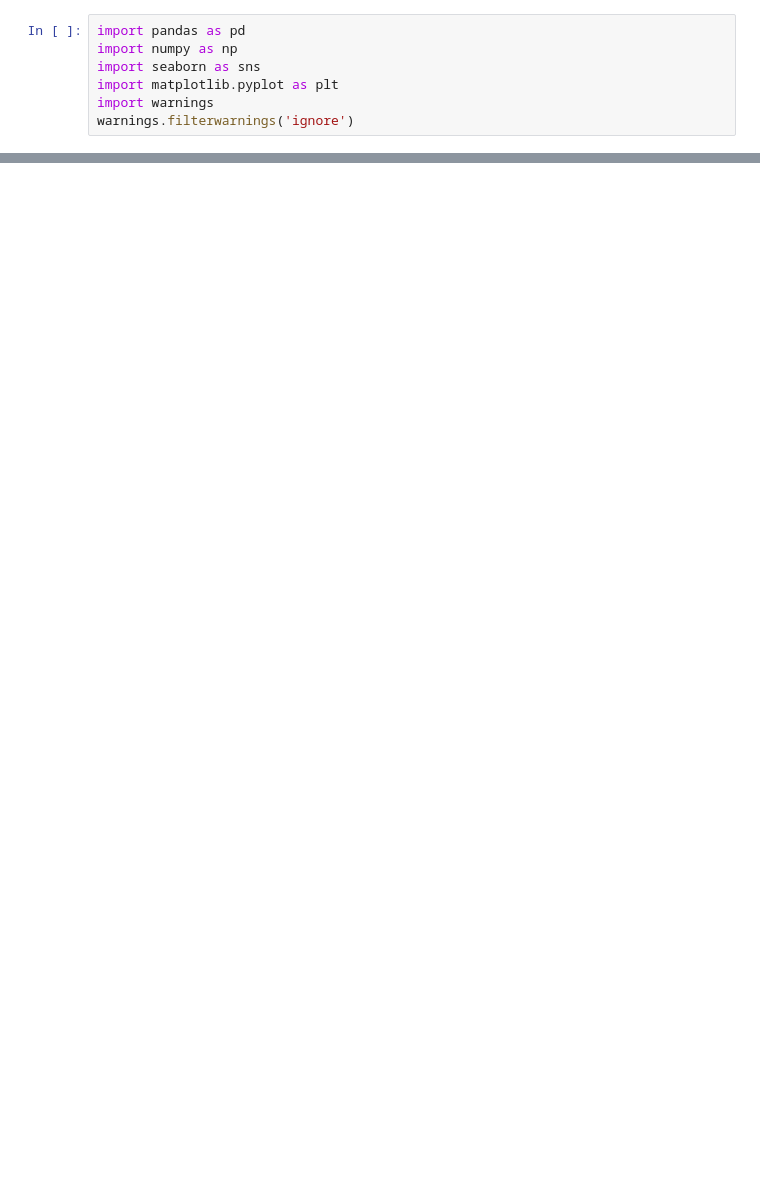
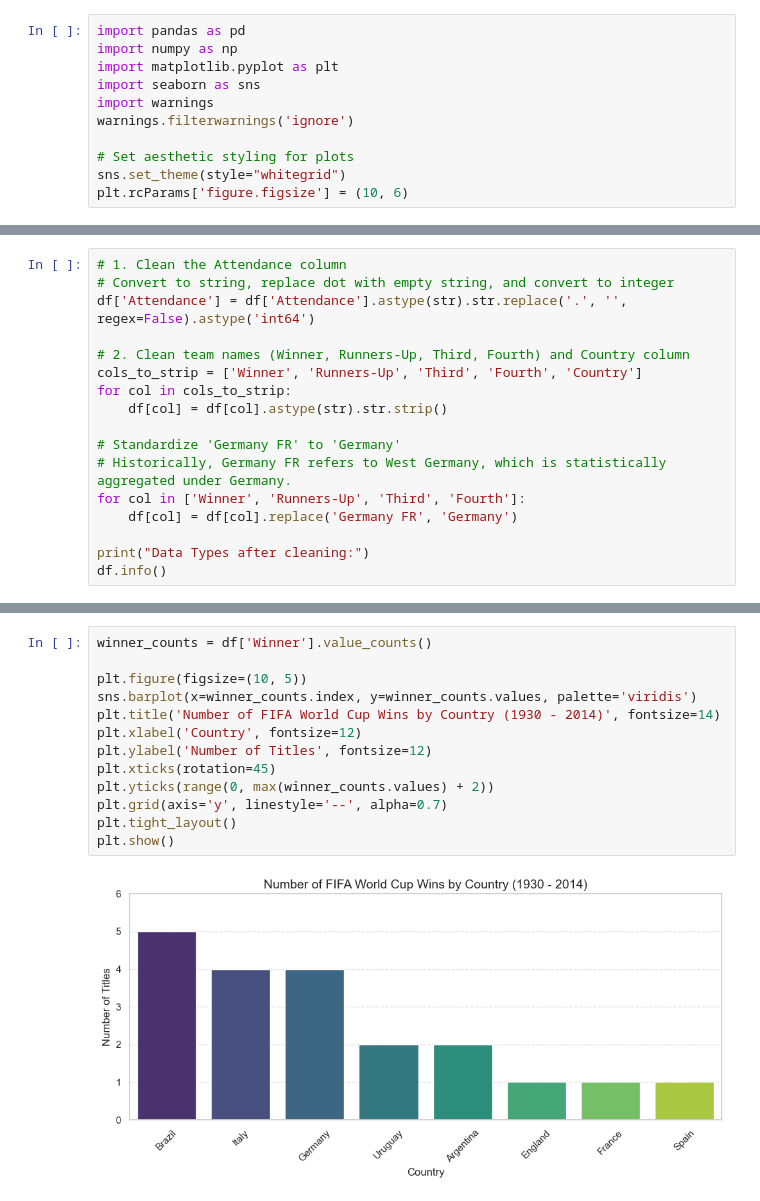
Before and after one commit to Adit122022/CPUR-Agentic-AI, a Jupyter notebook: 02_Phase/13_Day_24-06-2026/Notebook/CleanItUp.ipynb, the cells around one changed output, grey strips where cells are left out. Saved outputs shown, nothing was run; the diff lists cells and outputs as text; blank space fills up the shorter version.

Commit message:
cleanup of fifa dataset

```diff
--- a/02_Phase/13_Day_24-06-2026/Notebook/CleanItUp.ipynb
+++ b/02_Phase/13_Day_24-06-2026/Notebook/CleanItUp.ipynb
@@ -3,7 +5,11 @@
 # %%
 import pandas as pd
 import numpy as np
+import matplotlib.pyplot as plt
 import seaborn as sns
-import matplotlib.pyplot as plt
 import warnings
 warnings.filterwarnings('ignore')
+
+# Set aesthetic styling for plots
+sns.set_theme(style="whitegrid")
+plt.rcParams['figure.figsize'] = (10, 6)
@@ -19,0 +81,17 @@ df.head()
+# %%
+# 1. Clean the Attendance column
+# Convert to string, replace dot with empty string, and convert to integer
+df['Attendance'] = df['Attendance'].astype(str).str.replace('.', '', regex=False).astype('int64')
+
+# 2. Clean team names (Winner, Runners-Up, Third, Fourth) and Country column
+cols_to_strip = ['Winner', 'Runners-Up', 'Third', 'Fourth', 'Country']
+for col in cols_to_strip:
+    df[col] = df[col].astype(str).str.strip()
+
+# Standardize 'Germany FR' to 'Germany'
+# Historically, Germany FR refers to West Germany, which is statistically aggregated under Germany.
+for col in ['Winner', 'Runners-Up', 'Third', 'Fourth']:
+    df[col] = df[col].replace('Germany FR', 'Germany')
+
+print("Data Types after cleaning:")
+df.info()
@@ -19,0 +163,15 @@ df.head()
+# %%
+winner_counts = df['Winner'].value_counts()
+
+plt.figure(figsize=(10, 5))
+sns.barplot(x=winner_counts.index, y=winner_counts.values, palette='viridis')
+plt.title('Number of FIFA World Cup Wins by Country (1930 - 2014)', fontsize=14)
+plt.xlabel('Country', fontsize=12)
+plt.ylabel('Number of Titles', fontsize=12)
+plt.xticks(rotation=45)
+plt.yticks(range(0, max(winner_counts.values) + 2))
+plt.grid(axis='y', linestyle='--', alpha=0.7)
+plt.tight_layout()
+plt.show()
+# %% [output]
+[figure, added]
```
Also changed, not shown: parts of 22 cells of this notebook, 1 other file.
